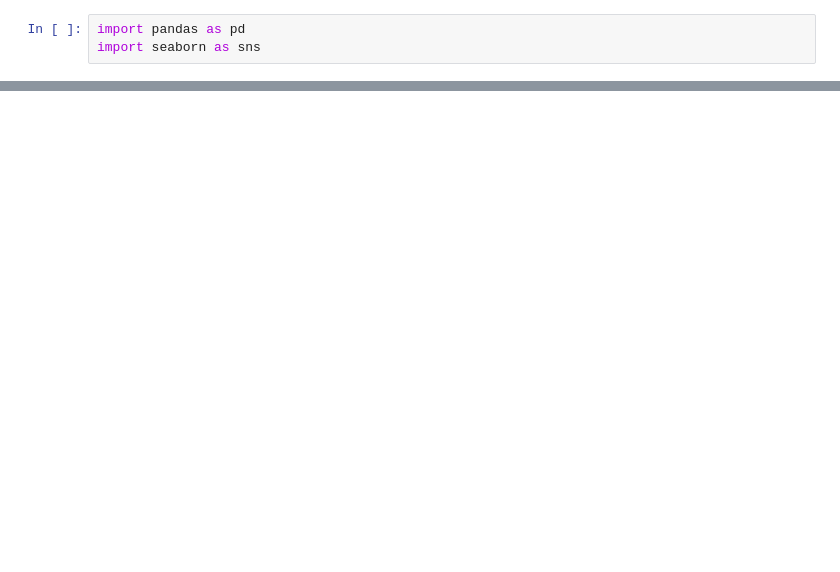
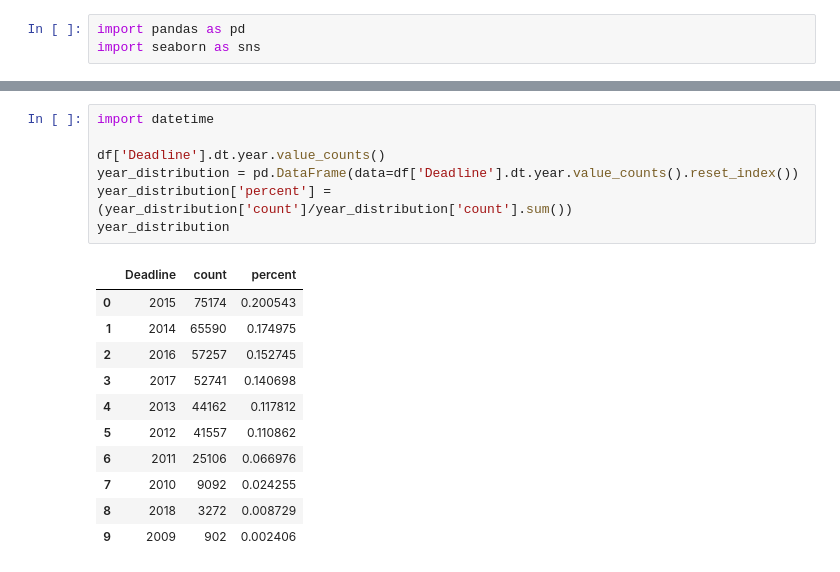
Before and after one commit to rudikurniawan99/pandas-basic, a Jupyter notebook: base.ipynb, the cells around one changed output, grey strips where cells are left out. Cells and saved outputs as stored; diff of their text form; blank space fills up the shorter version.

```diff
--- a/base.ipynb
+++ b/base.ipynb
@@ -20,0 +145,19 @@ df.head()
+# %%
+import datetime
+
+df['Deadline'].dt.year.value_counts()
+year_distribution = pd.DataFrame(data=df['Deadline'].dt.year.value_counts().reset_index())
+year_distribution['percent'] = (year_distribution['count']/year_distribution['count'].sum())
+year_distribution
+# %% [output]
+|  | Deadline | count | percent |
+| 0 | 2015 | 75174 | 0.200543 |
+| 1 | 2014 | 65590 | 0.174975 |
+| 2 | 2016 | 57257 | 0.152745 |
+| 3 | 2017 | 52741 | 0.140698 |
+| 4 | 2013 | 44162 | 0.117812 |
+| 5 | 2012 | 41557 | 0.110862 |
+| 6 | 2011 | 25106 | 0.066976 |
+| 7 | 2010 | 9092 | 0.024255 |
+| 8 | 2018 | 3272 | 0.008729 |
+| 9 | 2009 | 902 | 0.002406 |
```
Also changed, not shown: parts of 9 cells of this notebook, 1 other file.
